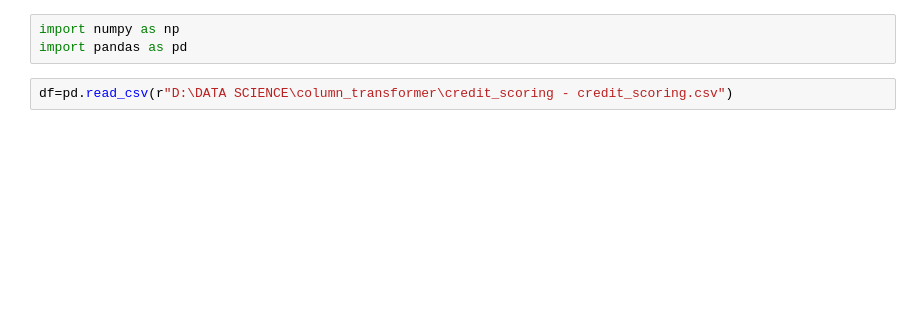
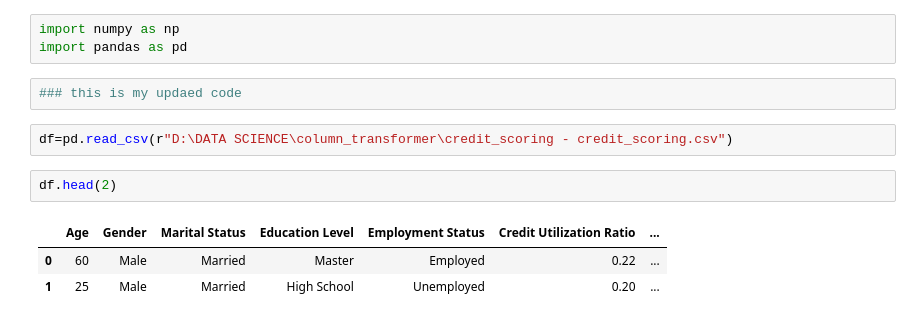
Before and after one commit to techakash32/column_transformer, a Jupyter notebook: columns_transformer.ipynb, the cells around one changed output. Cells and saved outputs as stored; diff of their text form; blank space fills up the shorter version.

```diff
--- a/columns_transformer.ipynb
+++ b/columns_transformer.ipynb
@@ -1,5 +1,13 @@
 # %%
 import numpy as np
 import pandas as pd
+# %%
+### this is my updaed code
 # %%
 df=pd.read_csv(r"D:\DATA SCIENCE\column_transformer\credit_scoring - credit_scoring.csv")
+# %%
+df.head(2)
+# %% [output]
+|  | Age | Gender | Marital Status | Education Level | Employment Status | Credit Utilization Ratio | ... |
+| 0 | 60 | Male | Married | Master | Employed | 0.22 | ... |
+| 1 | 25 | Male | Married | High School | Unemployed | 0.20 | ... |
```
Also changed, not shown: parts of 5 cells of this notebook.
